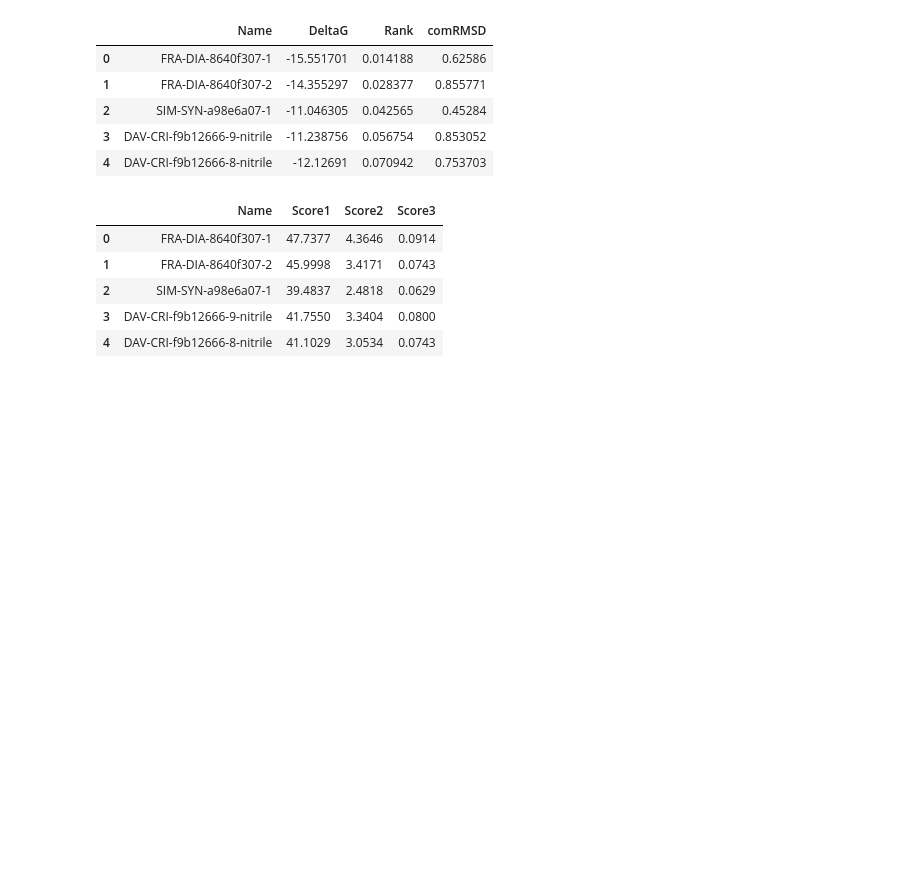
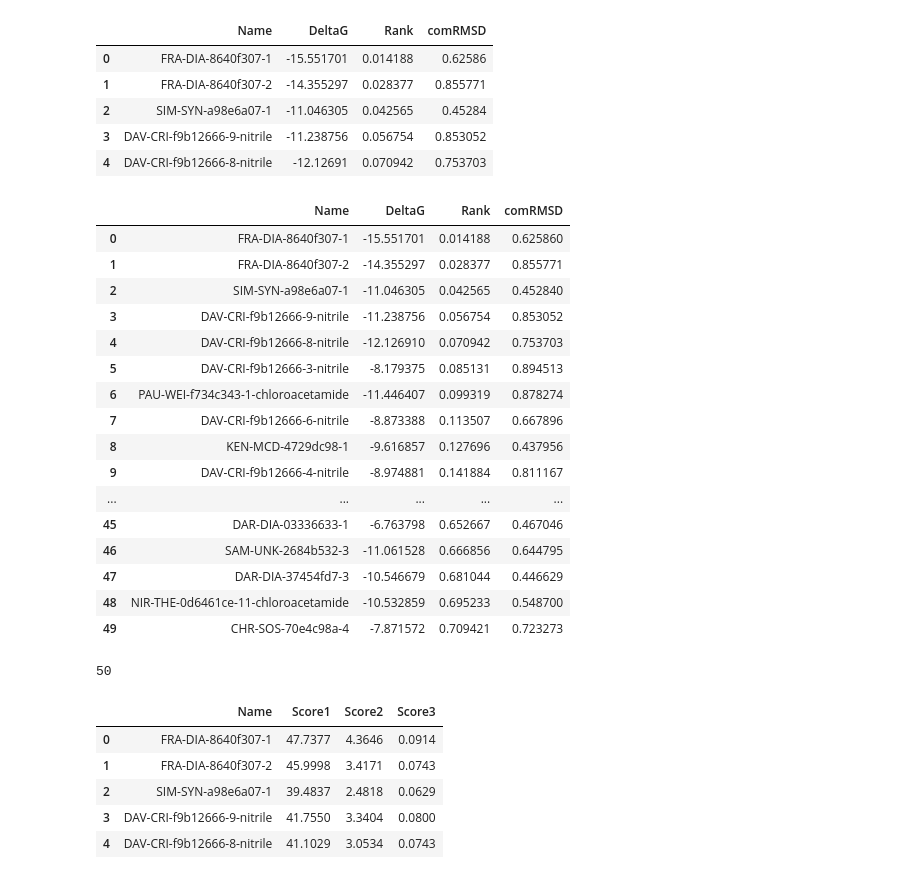
Before and after one commit to Waztom/xchem-notebooks, a Jupyter notebook: XCOSFragmenStein.ipynb, the cells around one changed output. Cells and saved outputs as stored; diff of their text form; code cells hidden in the pictures; blank space fills up the shorter version.

```diff
--- a/XCOSFragmenStein.ipynb
+++ b/XCOSFragmenStein.ipynb
@@ -24,3 +24,8 @@ frag_df.head()
 | 2 | SIM-SYN-a98e6a07-1 | -11.046305 | 0.042565 | 0.45284 |
 | 3 | DAV-CRI-f9b12666-9-nitrile | -11.238756 | 0.056754 | 0.853052 |
 | 4 | DAV-CRI-f9b12666-8-nitrile | -12.12691 | 0.070942 | 0.753703 |
+# %%
+# Need to get rid of nasty nan
+frag_df = frag_df[~frag_df.DeltaG.str.contains("nan")]
+frag_df = frag_df[~frag_df.comRMSD.str.contains("nan")]
+frag_df = frag_df[~frag_df.Rank.str.contains("nan")]
@@ -27,3 +39,27 @@ frag_df.head()
+# %%
+frag_df
+# %% [output]
+|  | Name | DeltaG | Rank | comRMSD |
+| 0 | FRA-DIA-8640f307-1 | -15.551701 | 0.014188 | 0.625860 |
+| 1 | FRA-DIA-8640f307-2 | -14.355297 | 0.028377 | 0.855771 |
+| 2 | SIM-SYN-a98e6a07-1 | -11.046305 | 0.042565 | 0.452840 |
+| 3 | DAV-CRI-f9b12666-9-nitrile | -11.238756 | 0.056754 | 0.853052 |
+| 4 | DAV-CRI-f9b12666-8-nitrile | -12.126910 | 0.070942 | 0.753703 |
+| 5 | DAV-CRI-f9b12666-3-nitrile | -8.179375 | 0.085131 | 0.894513 |
+| 6 | PAU-WEI-f734c343-1-chloroacetamide | -11.446407 | 0.099319 | 0.878274 |
+| 7 | DAV-CRI-f9b12666-6-nitrile | -8.873388 | 0.113507 | 0.667896 |
+| 8 | KEN-MCD-4729dc98-1 | -9.616857 | 0.127696 | 0.437956 |
+| 9 | DAV-CRI-f9b12666-4-nitrile | -8.974881 | 0.141884 | 0.811167 |
+| ... | ... | ... | ... | ... |
+| 45 | DAR-DIA-03336633-1 | -6.763798 | 0.652667 | 0.467046 |
+| 46 | SAM-UNK-2684b532-3 | -11.061528 | 0.666856 | 0.644795 |
+| 47 | DAR-DIA-37454fd7-3 | -10.546679 | 0.681044 | 0.446629 |
+| 48 | NIR-THE-0d6461ce-11-chloroacetamide | -10.532859 | 0.695233 | 0.548700 |
+| 49 | CHR-SOS-70e4c98a-4 | -7.871572 | 0.709421 | 0.723273 |
+# %%
+len(frag_df)
+# %% [output]
+50
 # %%
 # Import XCOS data
 xcos_sd = Chem.SDMolSupplier('in_data/compare_xcos_fragmenstein/xCOS_Teo_2020-07-07.sdf')
```
Also changed, not shown: parts of 17 cells of this notebook, 3 other files.
